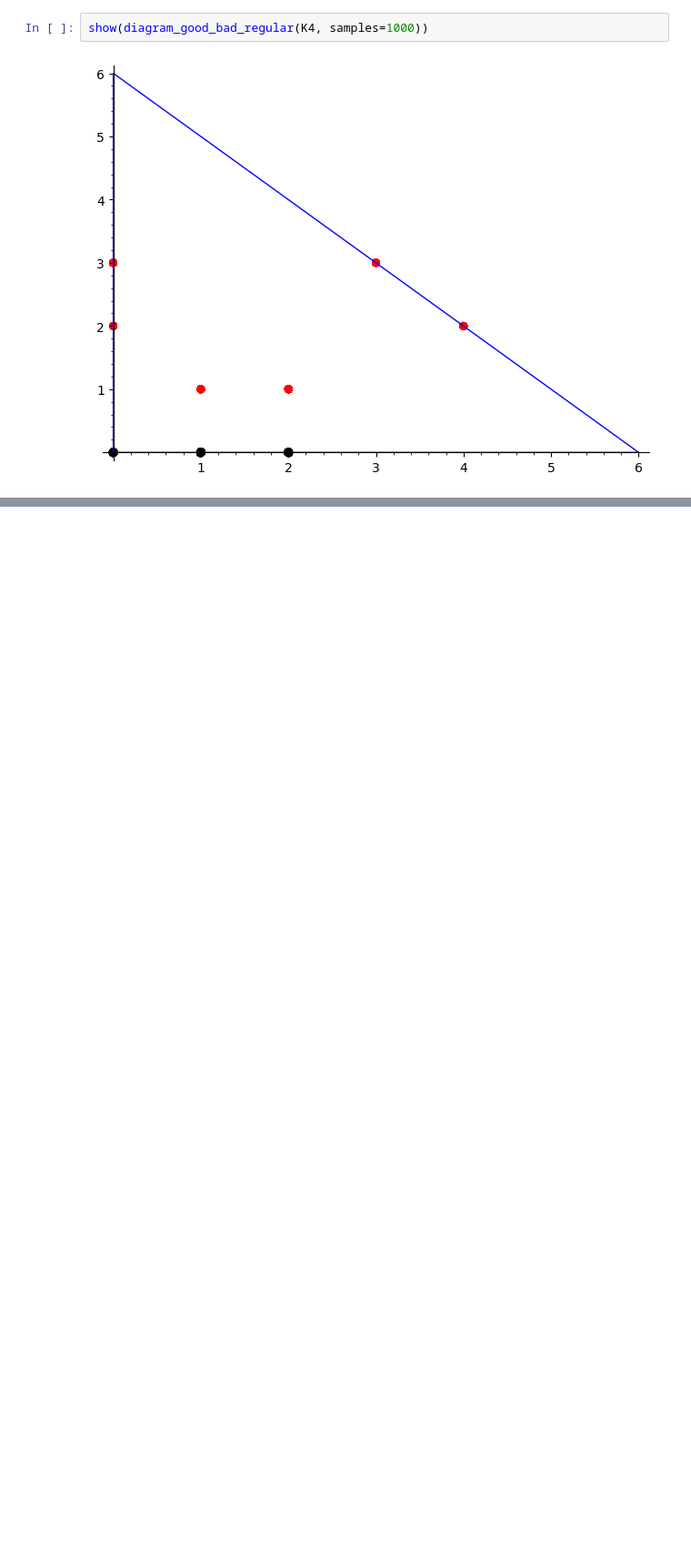
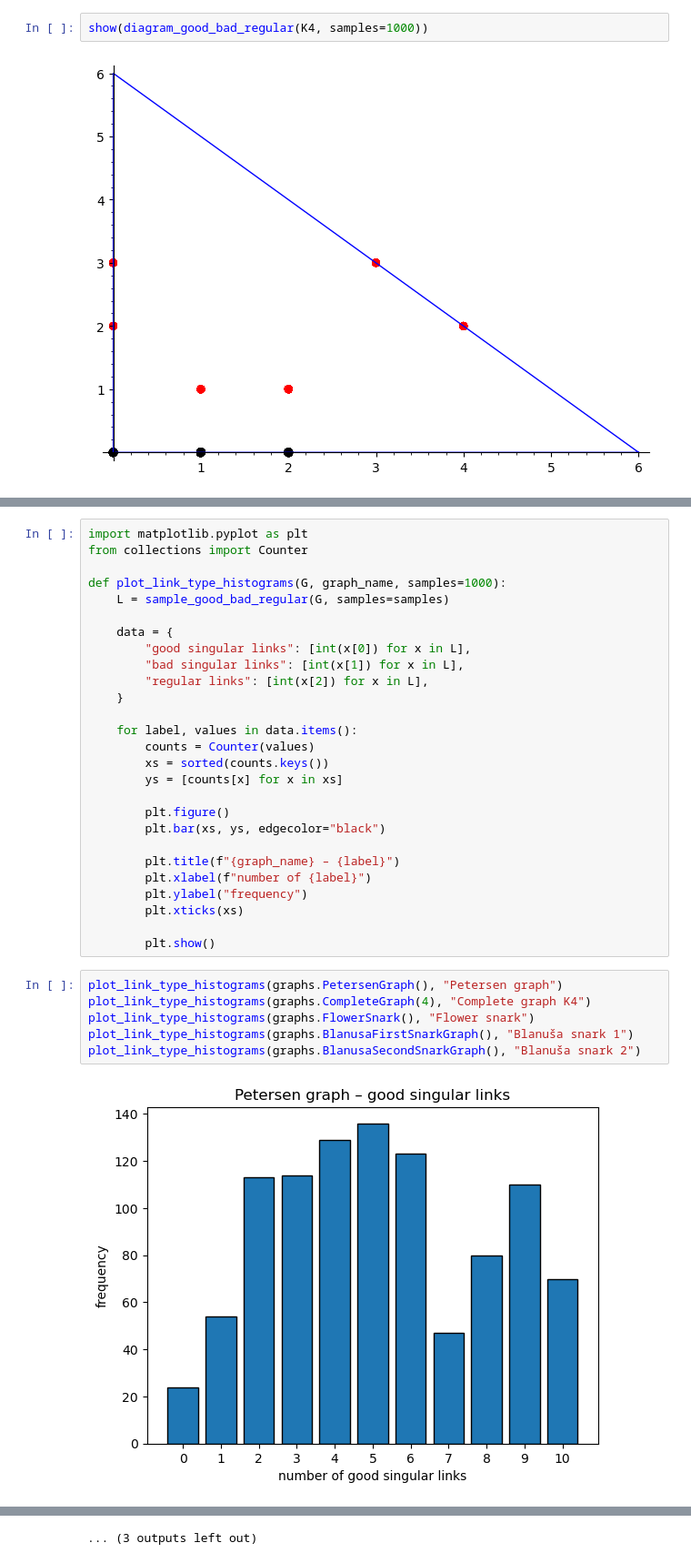
Before and after one commit to babakghanbari993/cdc-random-embeddings, a Jupyter notebook: notebooks/random_embedding_experiments.ipynb, the cells around one changed output, grey strips where cells are left out. Shown at 91% size. Saved outputs shown, nothing was run; the diff lists cells and outputs as text; blank space fills up the shorter version.

```diff
--- a/notebooks/random_embedding_experiments.ipynb
+++ b/notebooks/random_embedding_experiments.ipynb
@@ -791,0 +863,35 @@ show(diagram_good_bad_regular(R_big, samples=10))
+# %%
+import matplotlib.pyplot as plt
+from collections import Counter
+
+def plot_link_type_histograms(G, graph_name, samples=1000):
+    L = sample_good_bad_regular(G, samples=samples)
+
+    data = {
+        "good singular links": [int(x[0]) for x in L],
+        "bad singular links": [int(x[1]) for x in L],
+        "regular links": [int(x[2]) for x in L],
+    }
+
+    for label, values in data.items():
+        counts = Counter(values)
+        xs = sorted(counts.keys())
+        ys = [counts[x] for x in xs]
+
+        plt.figure()
+        plt.bar(xs, ys, edgecolor="black")
+
+        plt.title(f"{graph_name} – {label}")
+        plt.xlabel(f"number of {label}")
+        plt.ylabel("frequency")
+        plt.xticks(xs)
+
+        plt.show()
+# %%
+plot_link_type_histograms(graphs.PetersenGraph(), "Petersen graph")
+plot_link_type_histograms(graphs.CompleteGraph(4), "Complete graph K4")
+plot_link_type_histograms(graphs.FlowerSnark(), "Flower snark")
+plot_link_type_histograms(graphs.BlanusaFirstSnarkGraph(), "Blanuša snark 1")
+plot_link_type_histograms(graphs.BlanusaSecondSnarkGraph(), "Blanuša snark 2")
+# %% [output]
+[figure, added]
@@ -791,0 +909 @@ show(diagram_good_bad_regular(R_big, samples=10))
+... (3 outputs left out)
```
Also changed, not shown: parts of 41 cells of this notebook.
